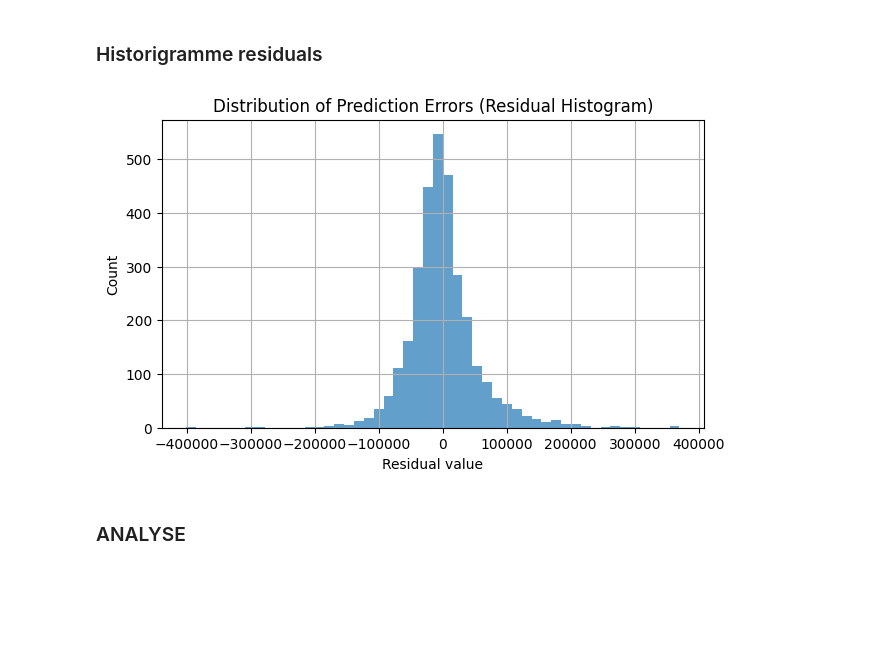
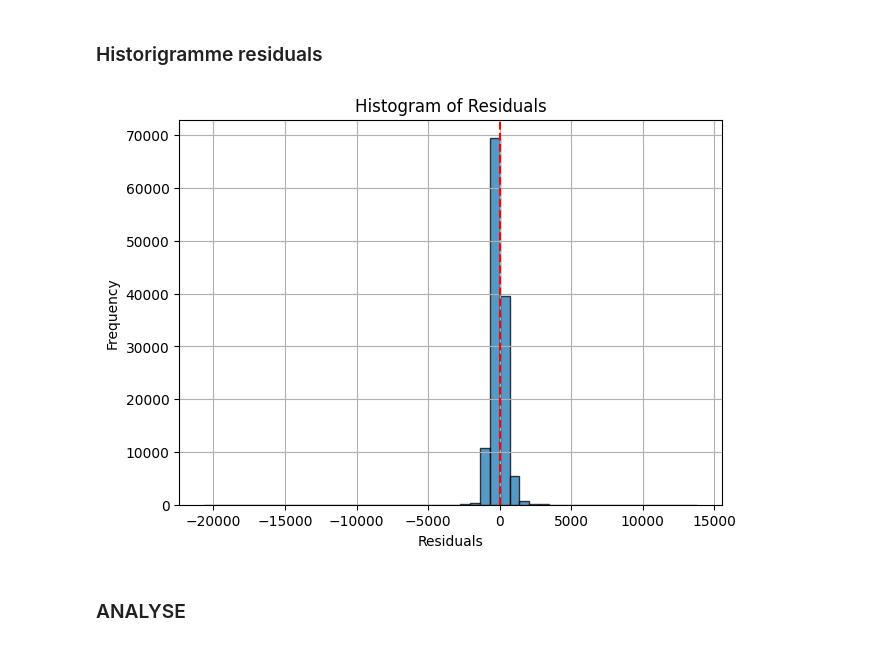
Before and after one commit to MGentieu/dl_project, a Jupyter notebook: starters/ts-project-starter/ts-project/notebooks/mlp_rossmann.ipynb, the cells around one changed output. Cells and saved outputs as stored; diff of their text form; code cells hidden in the pictures; blank space fills up the shorter version.

```diff
--- a/starters/ts-project-starter/ts-project/notebooks/mlp_rossmann.ipynb
+++ b/starters/ts-project-starter/ts-project/notebooks/mlp_rossmann.ipynb
@@ -1194,16 +1209,13 @@ plt.show()
 # %% [markdown]
 ### Tableau Residuals
 # %%
-y_true = np.vstack([y for y in y_true_list])     # already inverse-transformed
-y_pred = np.vstack([y for y in y_pred_list])
-residuals = y_true - y_pred
+plt.figure(figsize=(7,5))
+plt.scatter(y_test_true, residuals, s=4, alpha=0.3)
+plt.axhline(0, color="red", linestyle="--")
 
-plt.figure(figsize=(7,4))
-plt.scatter(y_pred, residuals, alpha=0.3, s=12)
-plt.axhline(0, color="red", linestyle="--")
-plt.xlabel("Predicted values")
-plt.ylabel("Residuals (true − pred)")
-plt.title("Residual Plot")
+plt.xlabel("True Sales")
+plt.ylabel("Residuals (True - Predicted)")
+plt.title("Residuals Plot")
 plt.grid(True)
 plt.show()
 # %% [output]
@@ -1211,15 +1223,17 @@ plt.show()
 # %% [markdown]
 ### Historigramme residuals
 # %%
-plt.figure(figsize=(7,4))
-plt.hist(residuals, bins=50, alpha=0.7)
-plt.xlabel("Residual value")
-plt.ylabel("Count")
-plt.title("Distribution of Prediction Errors (Residual Histogram)")
+plt.figure(figsize=(7,5))
+plt.hist(residuals, bins=50, alpha=0.75, edgecolor="black")
+plt.axvline(0, color="red", linestyle="--")
+
+plt.xlabel("Residuals")
+plt.ylabel("Frequency")
+plt.title("Histogram of Residuals")
 plt.grid(True)
 plt.show()
 # %% [output]
-[figure, old version]
+[figure, new version]
 # %% [markdown]
 ### ANALYSE
 # %% [markdown]
```
Also changed, not shown: parts of 11 cells of this notebook.
